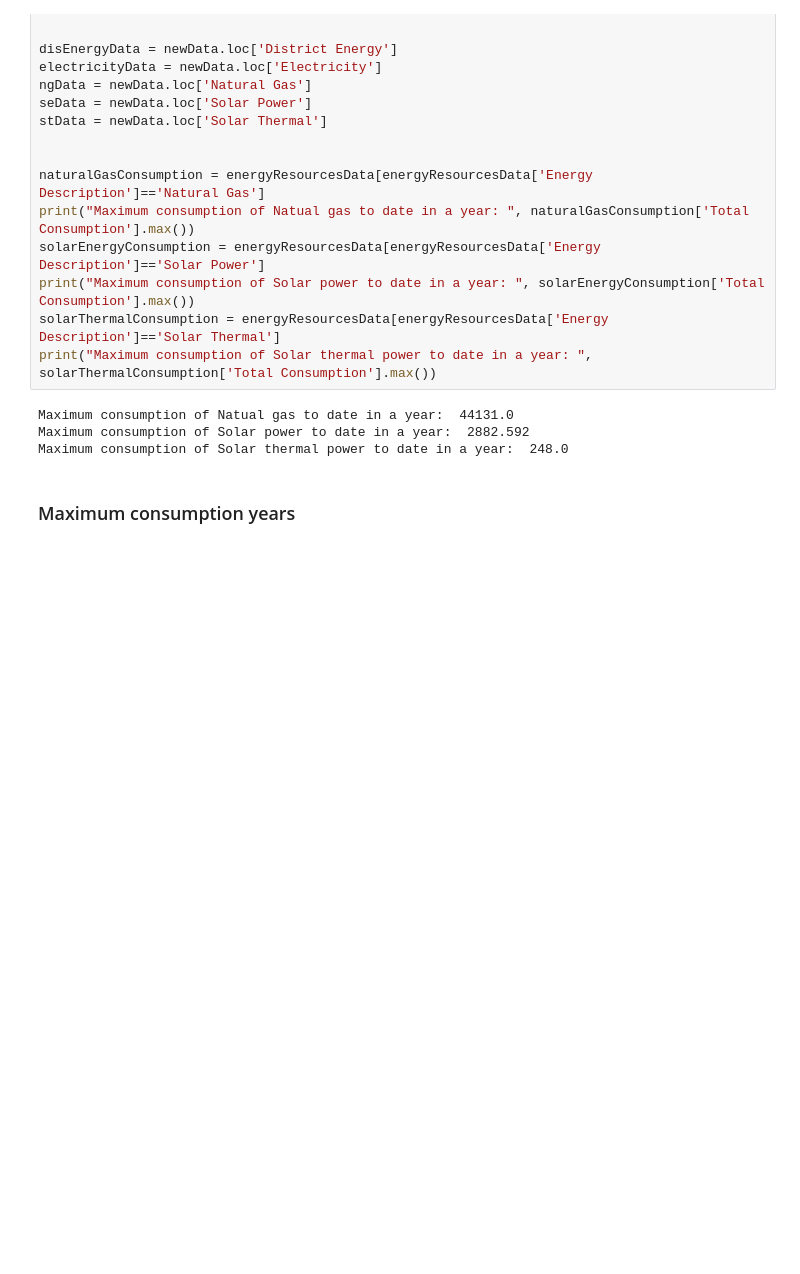
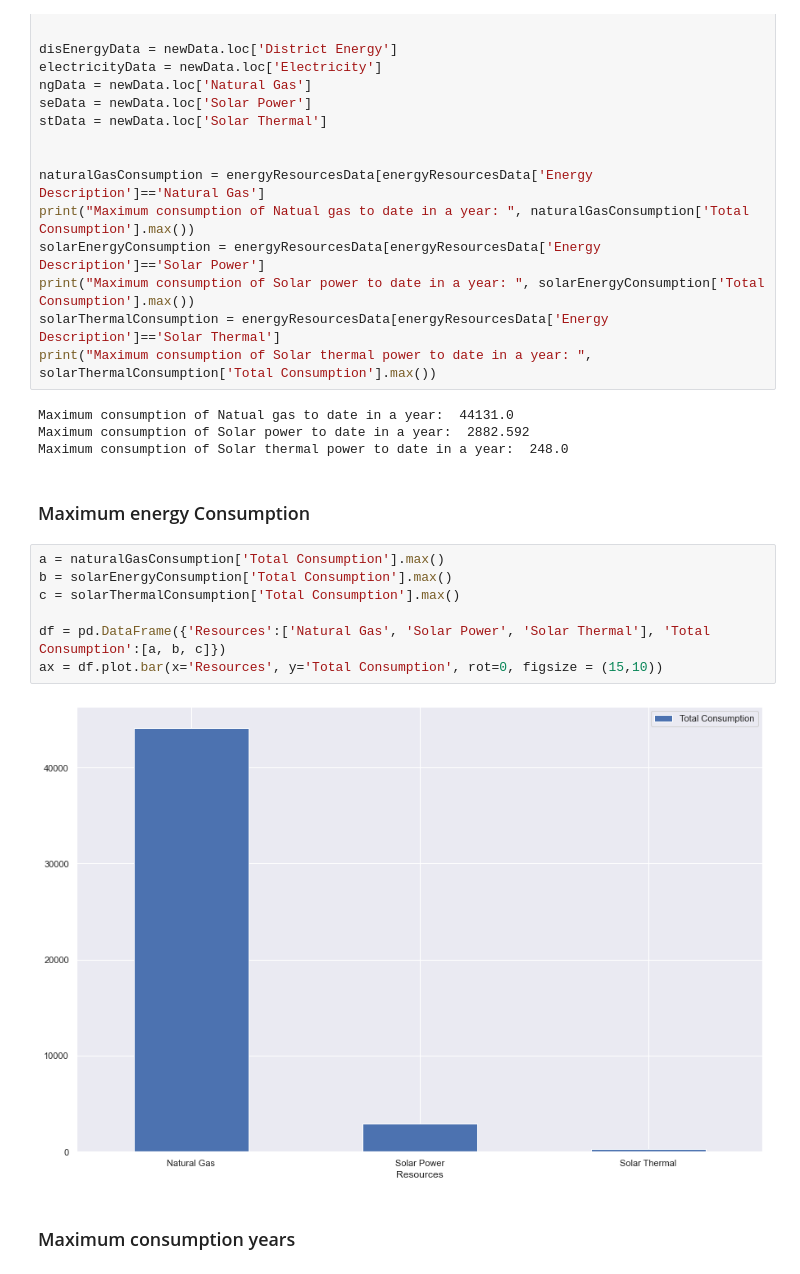
Before and after one commit to deshant19/Corporate-Energy-Consumption-Data-Visualization, a Jupyter notebook: notebooks/Corporate Energy Consumption.ipynb, the cells around one changed output. Cells and saved outputs as stored; diff of their text form; blank space fills up the shorter version.

```diff
--- a/notebooks/Corporate Energy Consumption.ipynb
+++ b/notebooks/Corporate Energy Consumption.ipynb
@@ -208,6 +208,17 @@ print("Maximum consumption of Solar thermal power to date in a year: ", solarThe
 Maximum consumption of Natual gas to date in a year:  44131.0
 Maximum consumption of Solar power to date in a year:  2882.592
 Maximum consumption of Solar thermal power to date in a year:  248.0
+# %% [markdown]
+### Maximum energy Consumption
+# %%
+a = naturalGasConsumption['Total Consumption'].max()
+b = solarEnergyConsumption['Total Consumption'].max()
+c = solarThermalConsumption['Total Consumption'].max()
+
+df = pd.DataFrame({'Resources':['Natural Gas', 'Solar Power', 'Solar Thermal'], 'Total Consumption':[a, b, c]})
+ax = df.plot.bar(x='Resources', y='Total Consumption', rot=0, figsize = (15,10))
+# %% [output]
+[figure, added]
 # %% [markdown]
 ### Maximum consumption years
 # %%
```
Also changed, not shown: parts of 9 cells of this notebook.
